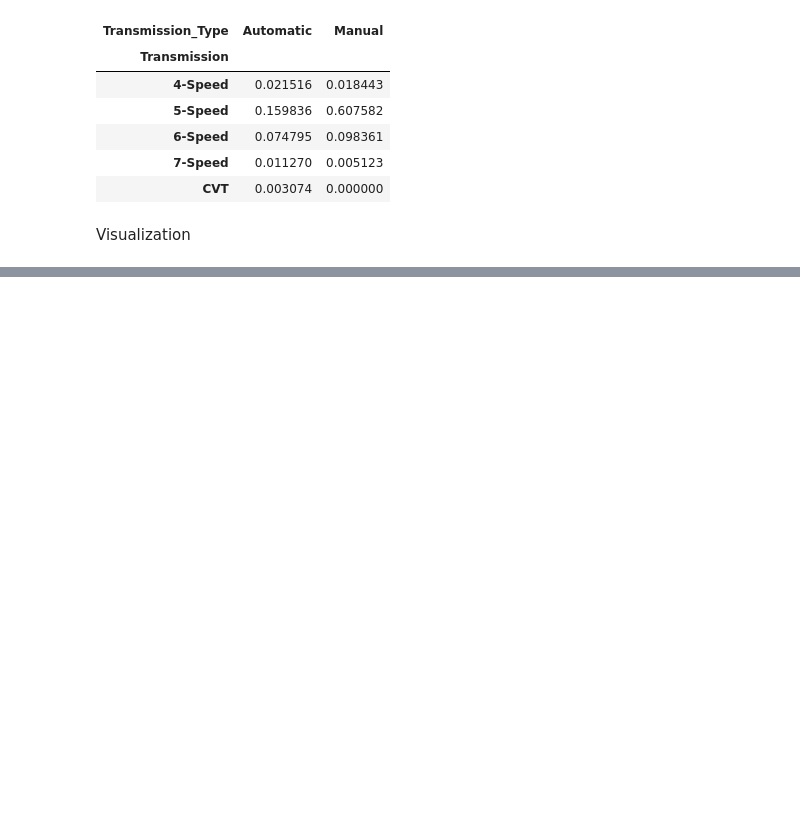
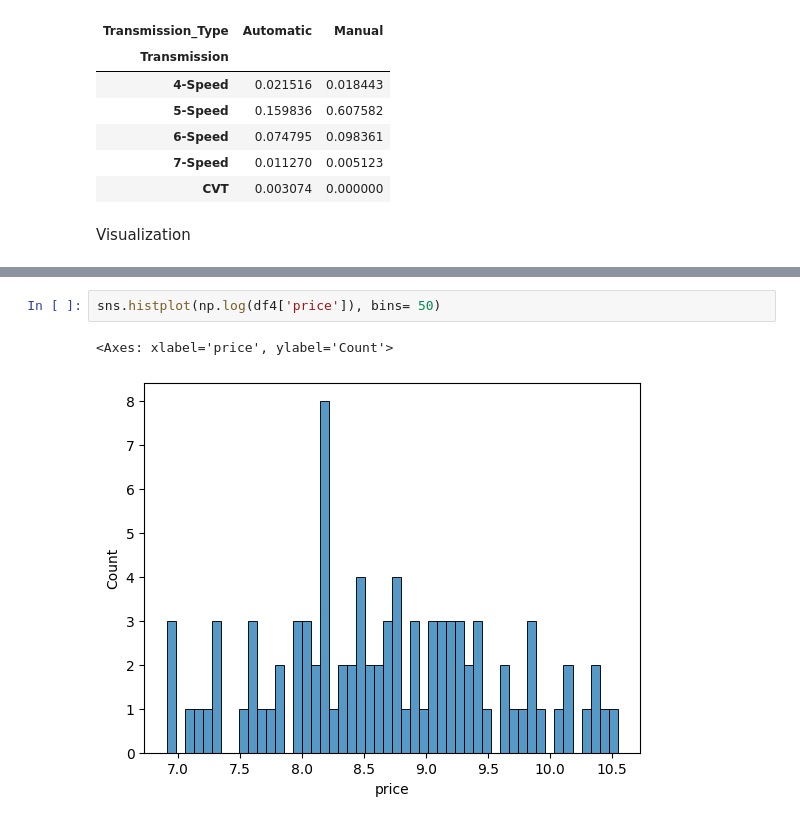
Before and after one commit to AngelikaBaloy/scratchpad, a Jupyter notebook: DS3001_1_27.ipynb, the cells around one changed output, grey strips where cells are left out. Saved outputs shown, nothing was run; the diff lists cells and outputs as text; blank space fills up the shorter version.

```diff
--- a/DS3001_1_27.ipynb
+++ b/DS3001_1_27.ipynb
@@ -231,0 +262,5 @@ Visualization
+# %%
+sns.histplot(np.log(df4['price']), bins= 50)
+# %% [output]
+<Axes: xlabel='price', ylabel='Count'>
+[figure, added]
```
Also changed, not shown: parts of 7 cells of this notebook.
